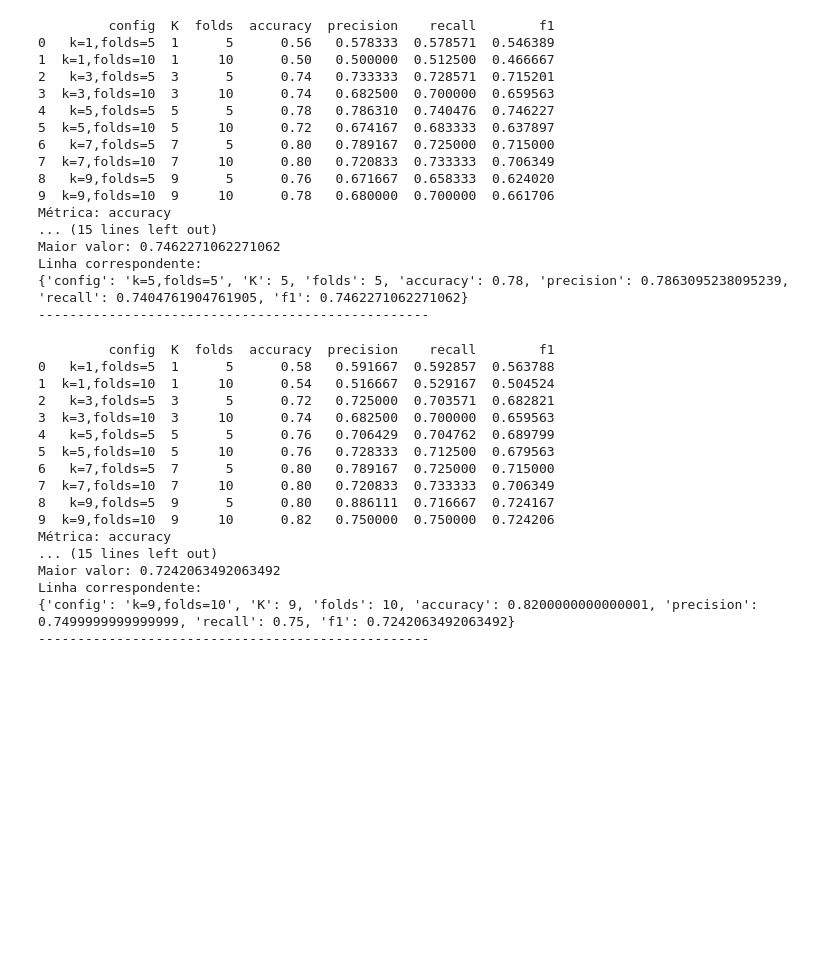
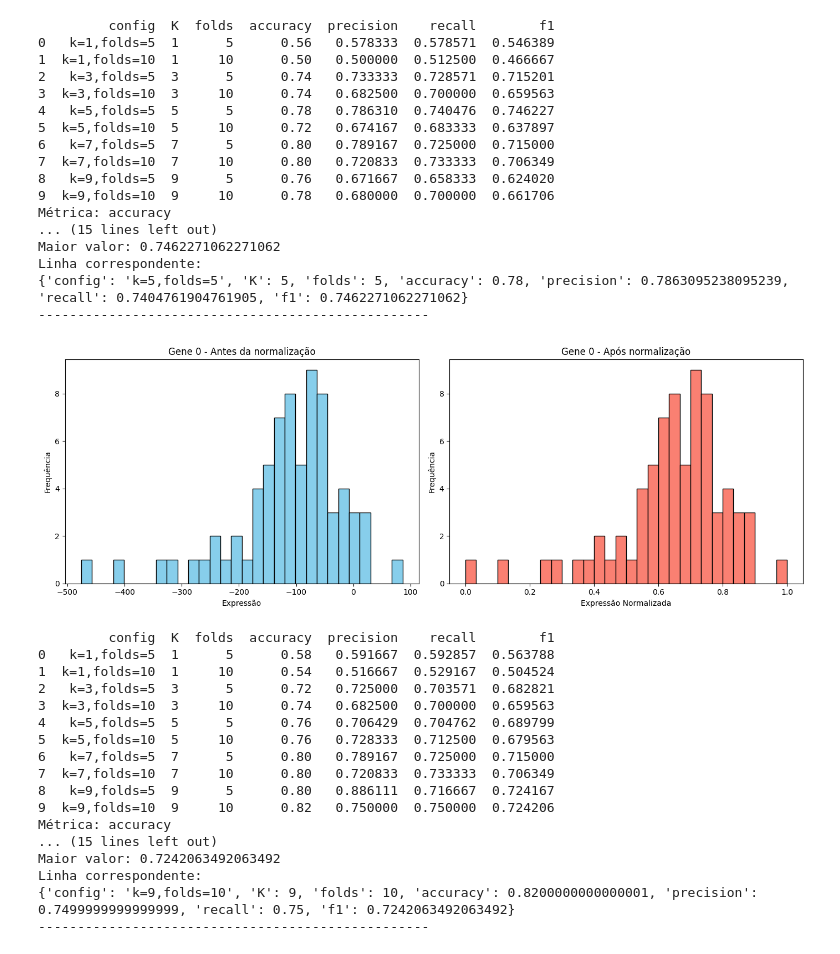
Before and after one commit to sakikout/Classificacao_de_Leucemias_KNN, a Jupyter notebook: gene_expression.ipynb, the cells around one changed output. Drawn from its saved outputs; the diff is of its cells as text; code cells hidden in the pictures; blank space fills up the shorter version.

```diff
--- a/gene_expression.ipynb
+++ b/gene_expression.ipynb
@@ -300,3 +294,24 @@ X_train_Min, X_test_Min, y_train_Min, y_test_Min = train_test_split(
+# %%
+# Comparação visual dos dados antes e depois da normalização
+fig, axs = plt.subplots(1, 2, figsize=(14, 5))
+
+# Plot dos dados originais (primeiro gene)
+axs[0].hist(X.iloc[:, 0], bins=30, color='skyblue', edgecolor='black')
+axs[0].set_title('Gene 0 - Antes da normalização')
+axs[0].set_xlabel('Expressão')
+axs[0].set_ylabel('Frequência')
+
+# Plot dos dados normalizados (primeiro gene)
+axs[1].hist(X_scaledM[:, 0], bins=30, color='salmon', edgecolor='black')
+axs[1].set_title('Gene 0 - Após normalização')
+axs[1].set_xlabel('Expressão Normalizada')
+axs[1].set_ylabel('Frequência')
+
+plt.tight_layout()
+plt.savefig("antesEdepois1.png", dpi=150)
+plt.show()
+# %% [output]
+[figure, added]
 # %%
 resultsMin = {}
 
```
Also changed, not shown: parts of 3 cells of this notebook, 1 other file.
